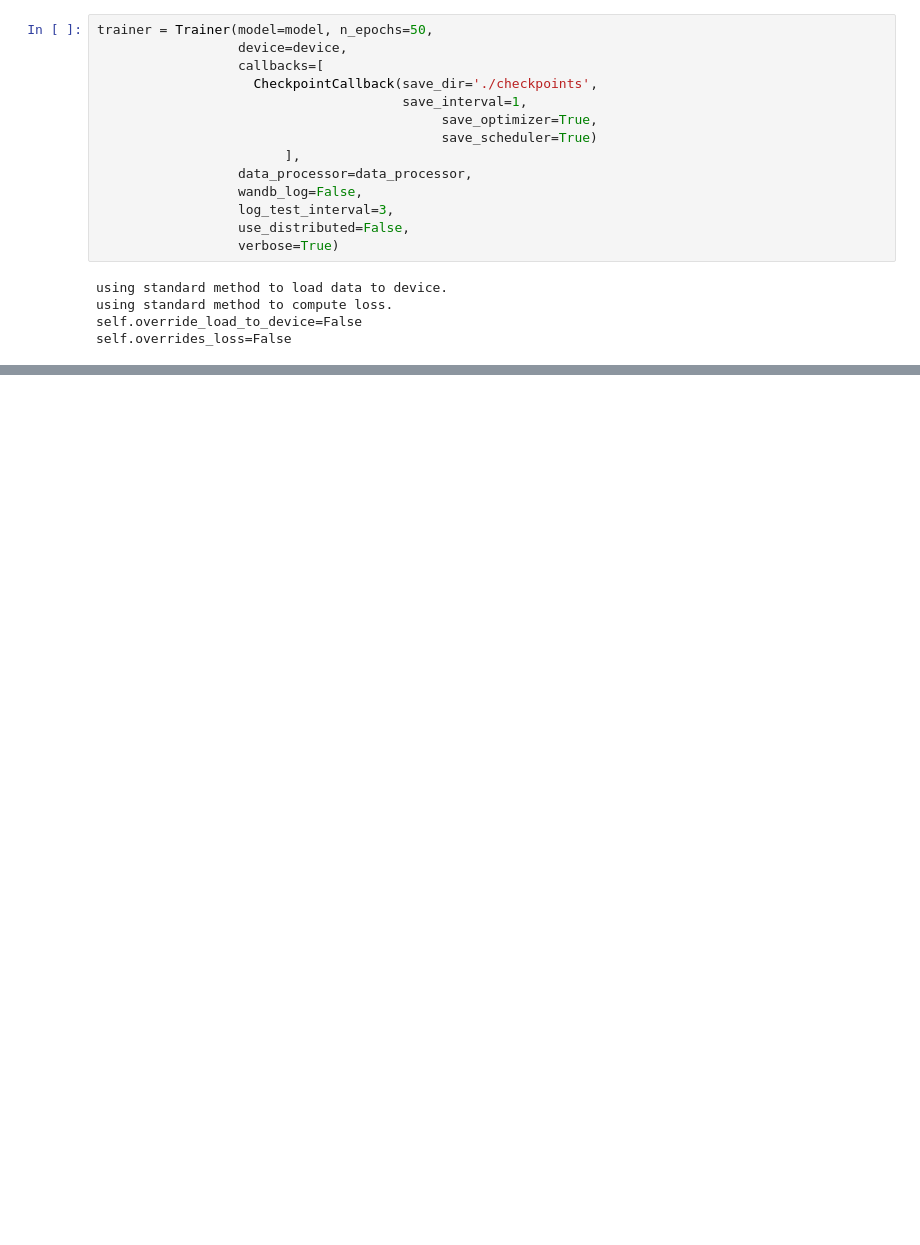
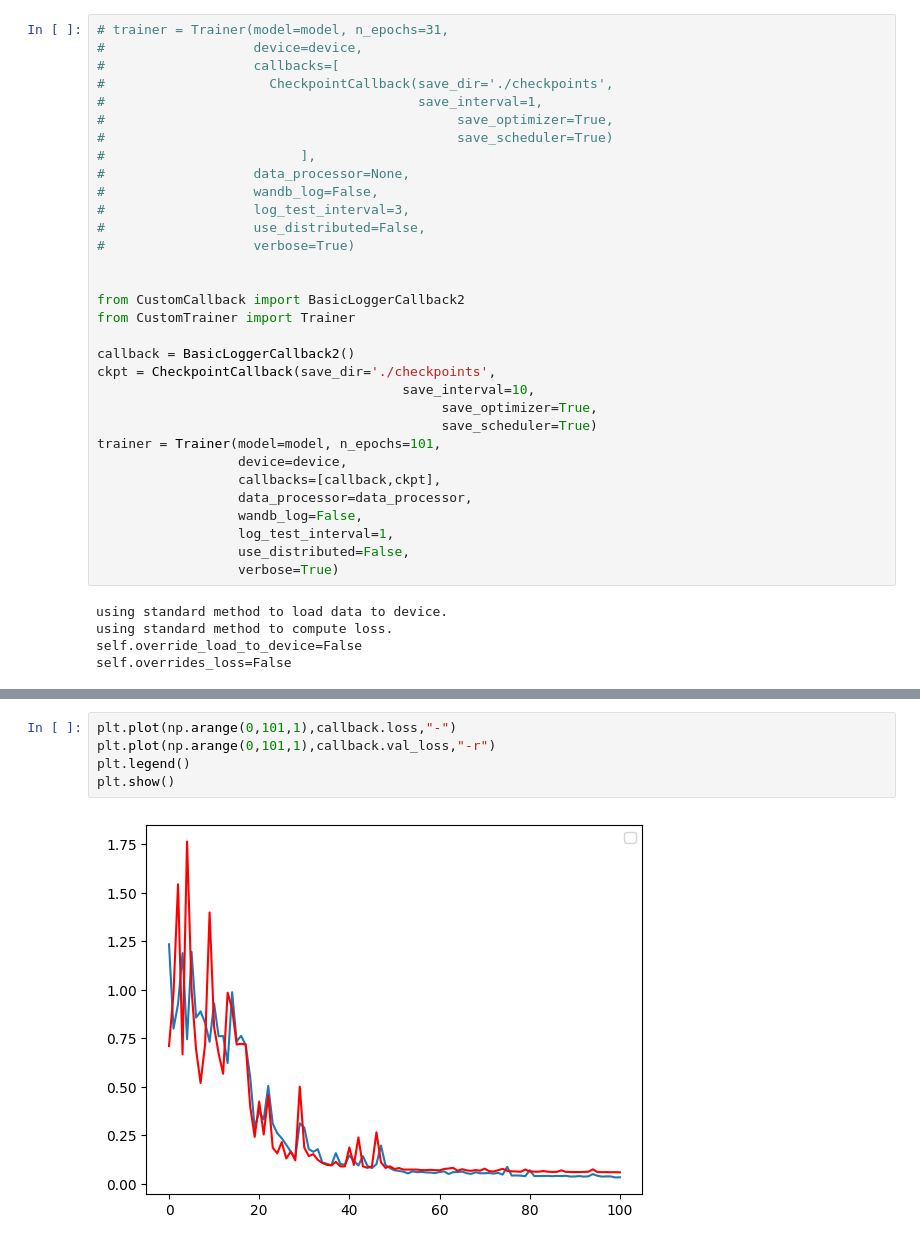
Before and after one commit to frasermartinx/MScProject, a Jupyter notebook: Ground_Truth.ipynb, the cells around one changed output, grey strips where cells are left out. Cells and saved outputs as stored; diff of their text form; blank space fills up the shorter version.

```diff
--- a/Ground_Truth.ipynb
+++ b/Ground_Truth.ipynb
@@ -157,15 +205,33 @@ data_processor = data_processor.to(device)
 # %%
-trainer = Trainer(model=model, n_epochs=50,
-                  device=device,
-                  callbacks=[
-                    CheckpointCallback(save_dir='./checkpoints',
-                                       save_interval=1,
+# trainer = Trainer(model=model, n_epochs=31,
+#                   device=device,
+#                   callbacks=[
+#                     CheckpointCallback(save_dir='./checkpoints',
+#                                        save_interval=1,
+#                                             save_optimizer=True,
+#                                             save_scheduler=True)
+#                         ],
+#                   data_processor=None,
+#                   wandb_log=False,
+#                   log_test_interval=3,
+#                   use_distributed=False,
+#                   verbose=True)
+
+
+from CustomCallback import BasicLoggerCallback2
+from CustomTrainer import Trainer
+
+callback = BasicLoggerCallback2()
+ckpt = CheckpointCallback(save_dir='./checkpoints',
+                                       save_interval=10,
                                             save_optimizer=True,
                                             save_scheduler=True)
-                        ],
+trainer = Trainer(model=model, n_epochs=101,
+                  device=device,
+                  callbacks=[callback,ckpt],
                   data_processor=data_processor,
                   wandb_log=False,
-                  log_test_interval=3,
+                  log_test_interval=1,
                   use_distributed=False,
                   verbose=True)
 # %% [output]
@@ -202,2 +271,9 @@ Saved training state to checkpoints
+# %%
+plt.plot(np.arange(0,101,1),callback.loss,"-")
+plt.plot(np.arange(0,101,1),callback.val_loss,"-r")
+plt.legend()
+plt.show()
+# %% [output]
+[figure, added]
 # %%
 #prediction time
```
Also changed, not shown: parts of 9 cells of this notebook, 33 other files.
